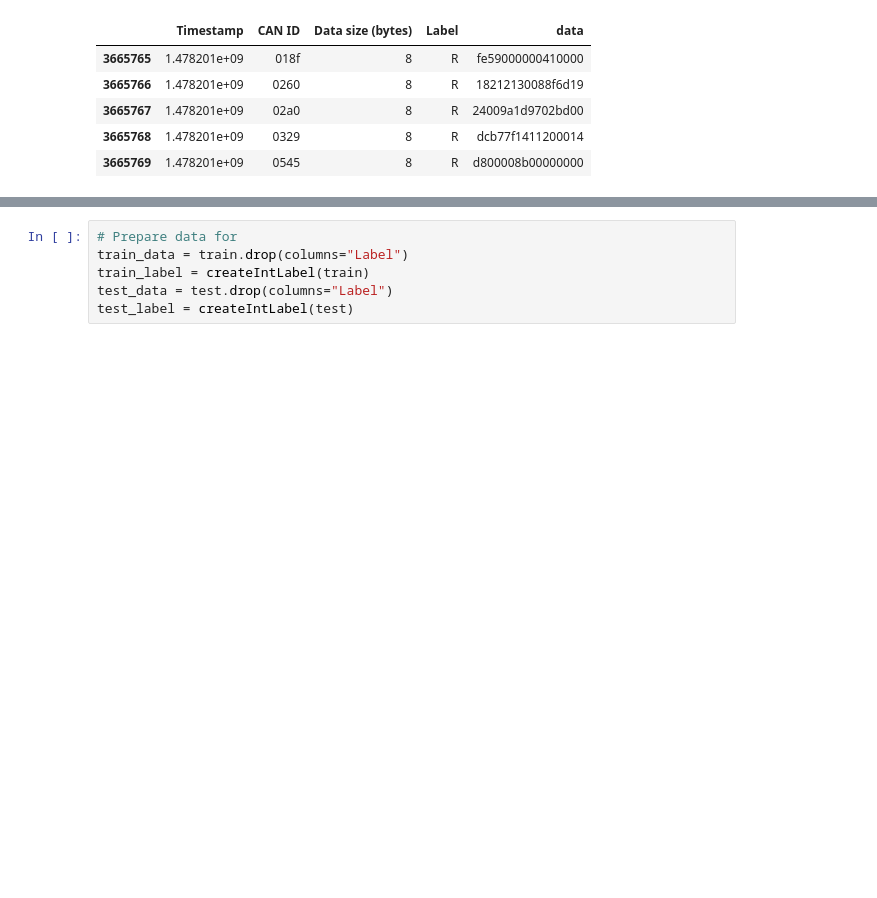
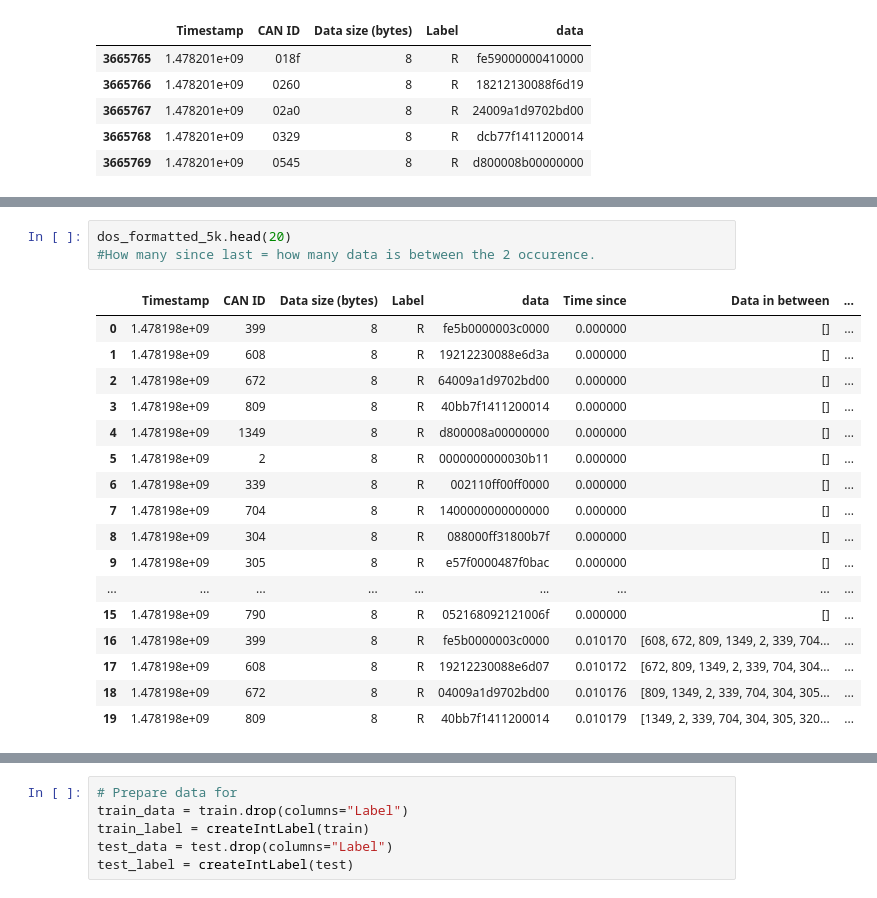
Before and after one commit to NaidaTania/ML-Test, a Jupyter notebook: Hacking dataset.ipynb, the cells around one changed output, grey strips where cells are left out. Saved outputs shown, nothing was run; the diff lists cells and outputs as text; blank space fills up the shorter version.

```diff
--- a/Hacking dataset.ipynb
+++ b/Hacking dataset.ipynb
@@ -148,2 +253,23 @@ dos_formatted.tail()
+# %%
+dos_formatted_5k.head(20)
+#How many since last = how many data is between the 2 occurence.
+# %% [output]
+|  | Timestamp | CAN ID | Data size (bytes) | Label | data | Time since | Data in between | ... |
+| 0 | 1.478198e+09 | 399 | 8 | R | fe5b0000003c0000 | 0.000000 | [] | ... |
+| 1 | 1.478198e+09 | 608 | 8 | R | 19212230088e6d3a | 0.000000 | [] | ... |
+| 2 | 1.478198e+09 | 672 | 8 | R | 64009a1d9702bd00 | 0.000000 | [] | ... |
+| 3 | 1.478198e+09 | 809 | 8 | R | 40bb7f1411200014 | 0.000000 | [] | ... |
+| 4 | 1.478198e+09 | 1349 | 8 | R | d800008a00000000 | 0.000000 | [] | ... |
+| 5 | 1.478198e+09 | 2 | 8 | R | 0000000000030b11 | 0.000000 | [] | ... |
+| 6 | 1.478198e+09 | 339 | 8 | R | 002110ff00ff0000 | 0.000000 | [] | ... |
+| 7 | 1.478198e+09 | 704 | 8 | R | 1400000000000000 | 0.000000 | [] | ... |
+| 8 | 1.478198e+09 | 304 | 8 | R | 088000ff31800b7f | 0.000000 | [] | ... |
+| 9 | 1.478198e+09 | 305 | 8 | R | e57f0000487f0bac | 0.000000 | [] | ... |
+| ... | ... | ... | ... | ... | ... | ... | ... | ... |
+| 15 | 1.478198e+09 | 790 | 8 | R | 052168092121006f | 0.000000 | [] | ... |
+| 16 | 1.478198e+09 | 399 | 8 | R | fe5b0000003c0000 | 0.010170 | [608, 672, 809, 1349, 2, 339, 704... | ... |
+| 17 | 1.478198e+09 | 608 | 8 | R | 19212230088e6d07 | 0.010172 | [672, 809, 1349, 2, 339, 704, 304... | ... |
+| 18 | 1.478198e+09 | 672 | 8 | R | 04009a1d9702bd00 | 0.010176 | [809, 1349, 2, 339, 704, 304, 305... | ... |
+| 19 | 1.478198e+09 | 809 | 8 | R | 40bb7f1411200014 | 0.010179 | [1349, 2, 339, 704, 304, 305, 320... | ... |
 # %%
 # Randomize to break locality and then split data to 70:30
```
Also changed, not shown: parts of 31 cells of this notebook.
